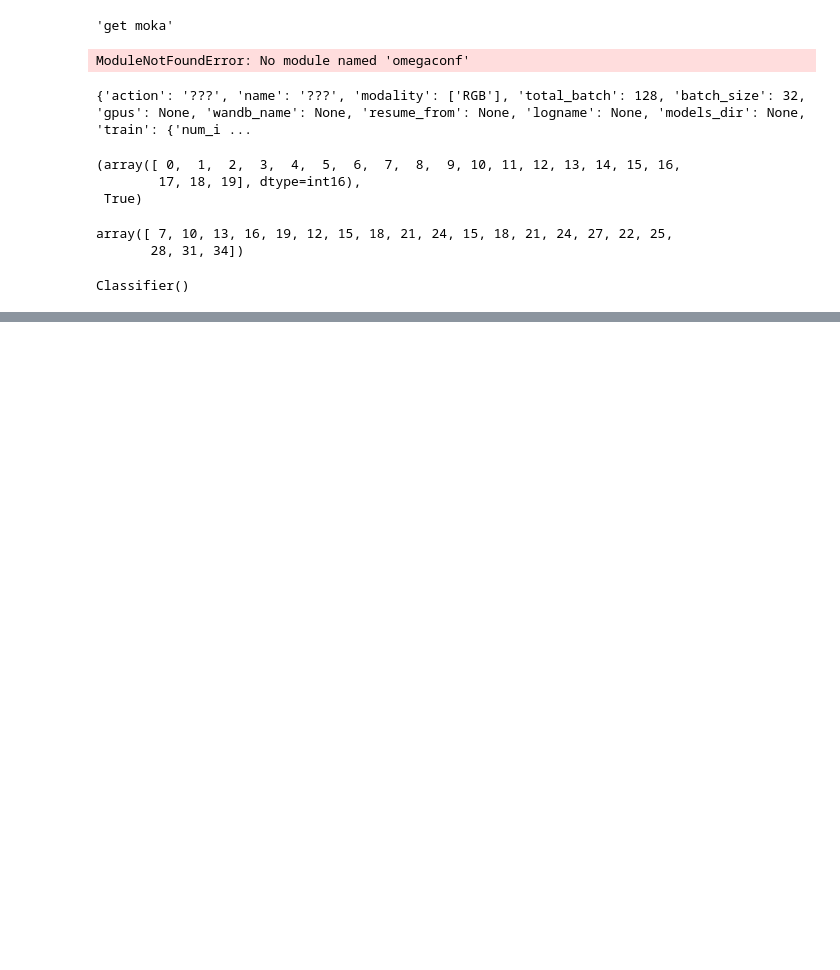
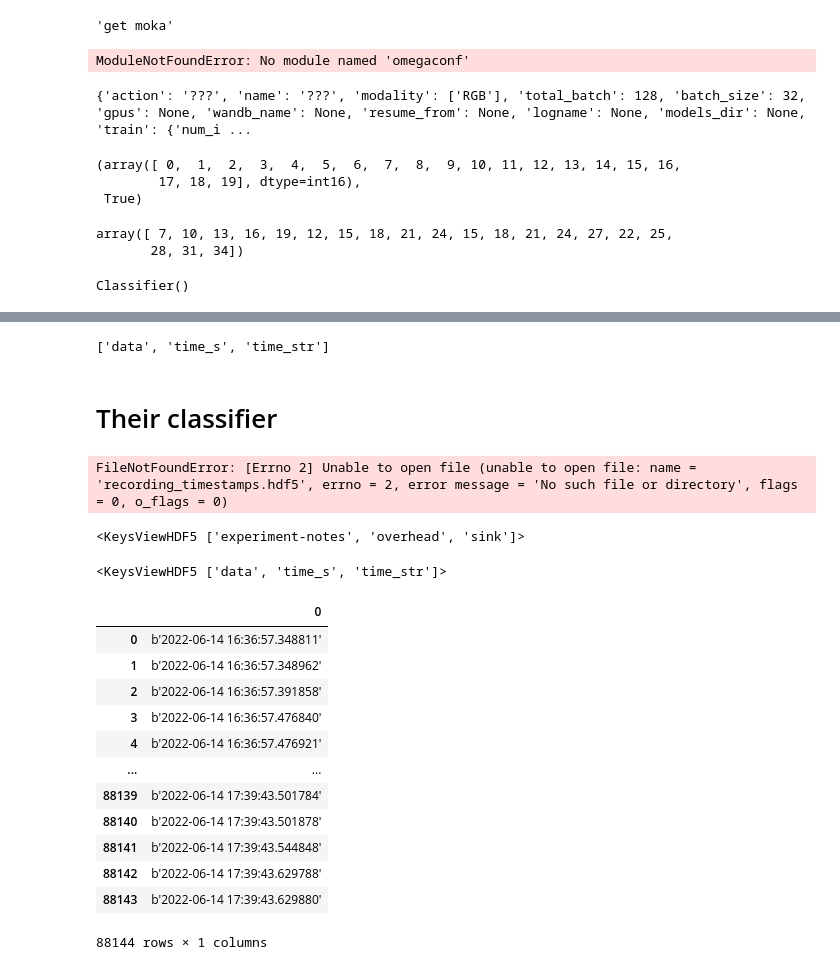
Before and after one commit to angrytako/deep-learning-egovision, a Jupyter notebook: test_and_explore.ipynb, the cells around one changed output, grey strips where cells are left out. Cells and saved outputs as stored; diff of their text form; code cells hidden in the pictures; blank space fills up the shorter version.

```diff
--- a/test_and_explore.ipynb
+++ b/test_and_explore.ipynb
@@ -145,0 +292,37 @@ Classifier()
+# %%
+list(h5_file["experiment-activities"]['activities'])
+# %% [output]
+['data', 'time_s', 'time_str']
+# %% [markdown]
+# Their classifier
+# %%
+import h5py, numpy as np
+
+path = "recording_timestamps.hdf5"
+h5_file = h5py.File(path)
+# %% [output]
+FileNotFoundError: [Errno 2] Unable to open file (unable to open file: name = 'recording_timestamps.hdf5', errno = 2, error message = 'No such file or directory', flags = 0, o_flags = 0)
+# %%
+h5_file.keys()
+# %% [output]
+<KeysViewHDF5 ['experiment-notes', 'overhead', 'sink']>
+# %%
+h5_file["overhead"]["chunk_timestamp"].keys()
+# %% [output]
+<KeysViewHDF5 ['data', 'time_s', 'time_str']>
+# %%
+pd.DataFrame(h5_file["overhead"]["chunk_timestamp"]["time_str"])
+# %% [output]
+|  | 0 |
+| 0 | b'2022-06-14 16:36:57.348811' |
+| 1 | b'2022-06-14 16:36:57.348962' |
+| 2 | b'2022-06-14 16:36:57.391858' |
+| 3 | b'2022-06-14 16:36:57.476840' |
+| 4 | b'2022-06-14 16:36:57.476921' |
+| ... | ... |
+| 88139 | b'2022-06-14 17:39:43.501784' |
+| 88140 | b'2022-06-14 17:39:43.501878' |
+| 88141 | b'2022-06-14 17:39:43.544848' |
+| 88142 | b'2022-06-14 17:39:43.629788' |
+| 88143 | b'2022-06-14 17:39:43.629880' |
+88144 rows × 1 columns
```
Also changed, not shown: parts of 12 cells of this notebook, 2 other files.
